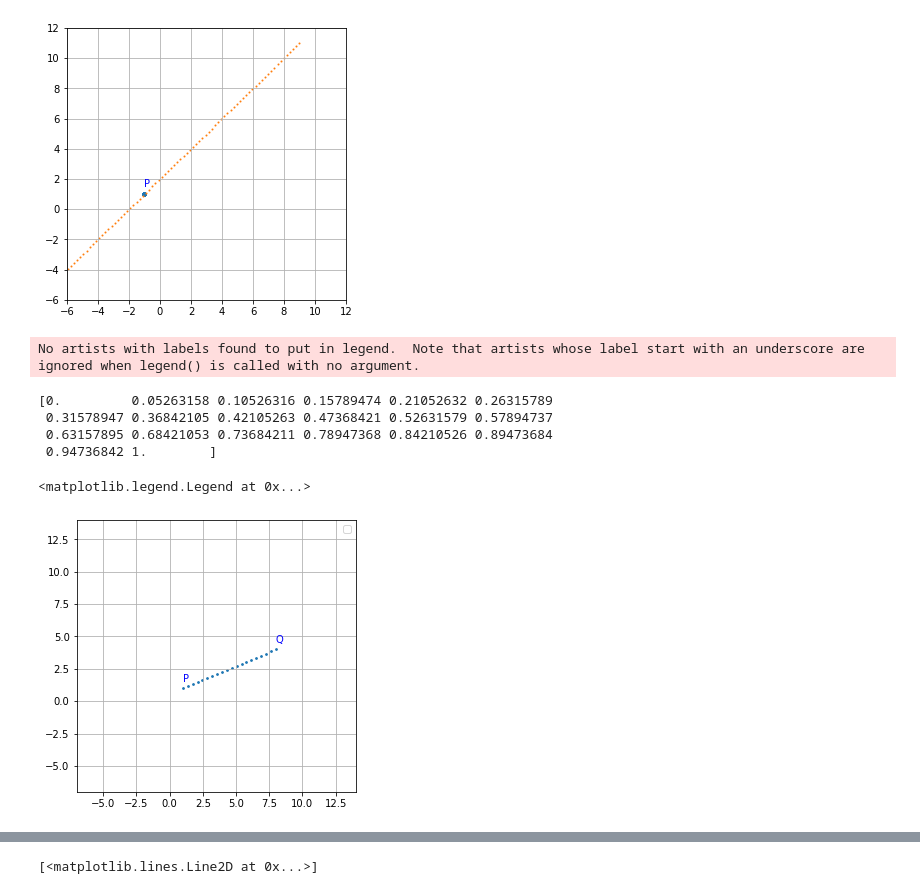
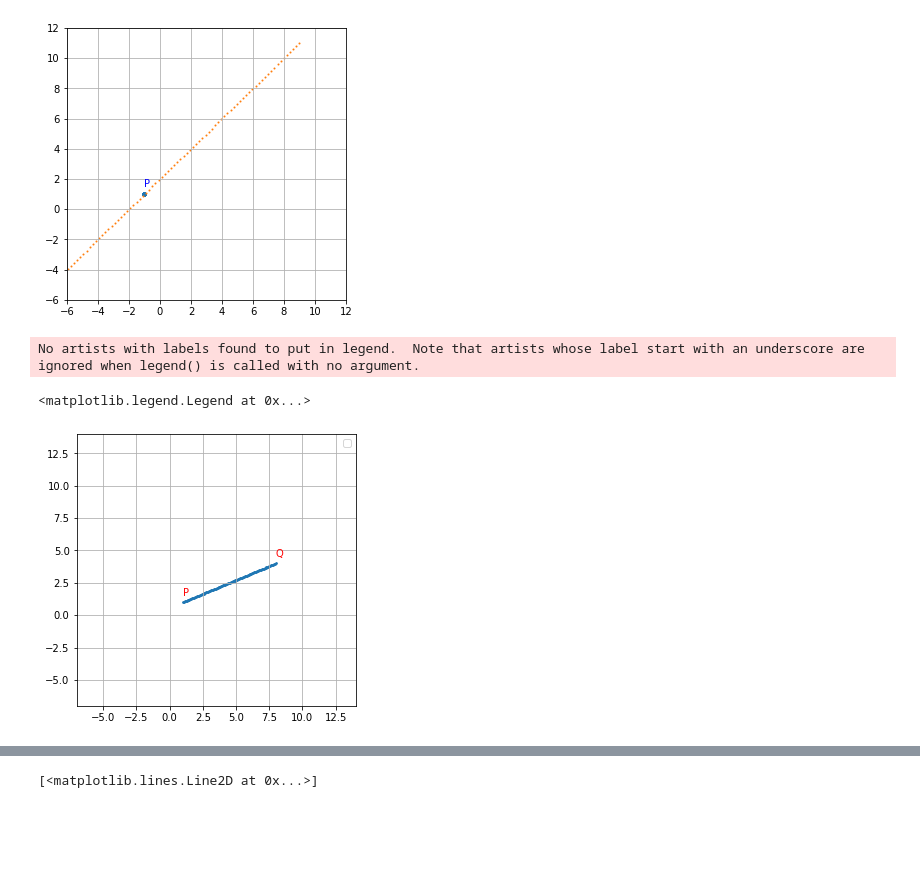
Before and after one commit to tuantdang/computer_graphics, a Jupyter notebook: lectures/w01_transformation_2D.ipynb, the cells around one changed output, grey strips where cells are left out. Cells and saved outputs as stored; diff of their text form; code cells hidden in the pictures; blank space fills up the shorter version.

```diff
--- a/lectures/w01_transformation_2D.ipynb
+++ b/lectures/w01_transformation_2D.ipynb
@@ -145,25 +145,21 @@ ax.scatter(l[0], l[1], s=1) # Lines
 # %%
 # Parametric Segment
 p = np.array([1, 1]).reshape((2,1)) # 2x1
 q = np.array([8, 4]).reshape((2,1)) # 2x1
-n= 20 # number of points between P and Q
-t = np.linspace(0, 1, n); print(t) # [count=5]
+n= 100 #number of points between P and Q
+t = np.linspace(0, 1, n)
 p = np.tile(p, (1, n)) # 2xn
 q = np.tile(q, (1, n)) # 2xn
-t1= np.ones((n))-t;
-l =  t1*p + t*q;
+l =  (1-t)*p + t*q # 2xn
+# print(l)
 
 ax = setup_plot(1, 1, lim=14)
-ax.text(p[0][0], p[1][0]+0.5, 'P', c='blue')
-ax.text(q[0][0], q[1][0]+0.5, 'Q', c='blue')
+ax.text(p[0][0], p[1][0]+0.5, 'P', c='red')
+ax.text(q[0][0], q[1][0]+0.5, 'Q', c='red')
 ax.scatter(l[0], l[1], s=3) # Line Segment
 ax.legend()
 # %% [output]
 No artists with labels found to put in legend.  Note that artists whose label start with an underscore are ignored when legend() is called with no argument.
-[0.         0.05263158 0.10526316 0.15789474 0.21052632 0.26315789
- 0.31578947 0.36842105 0.42105263 0.47368421 0.52631579 0.57894737
- 0.63157895 0.68421053 0.73684211 0.78947368 0.84210526 0.89473684
- 0.94736842 1.        ]
+<matplotlib.legend.Legend at 0x...>
-<matplotlib.legend.Legend at 0x...>
-[figure, old version]
+[figure, new version]
 # %%
```
Also changed, not shown: parts of 2 cells of this notebook, 5 other files.
